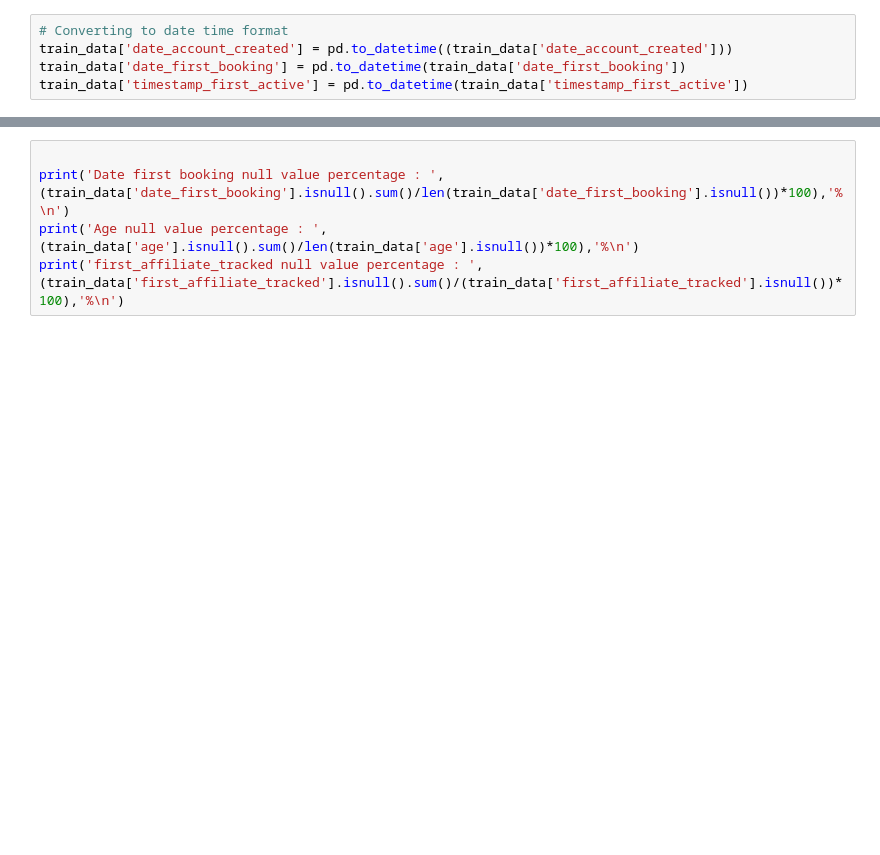
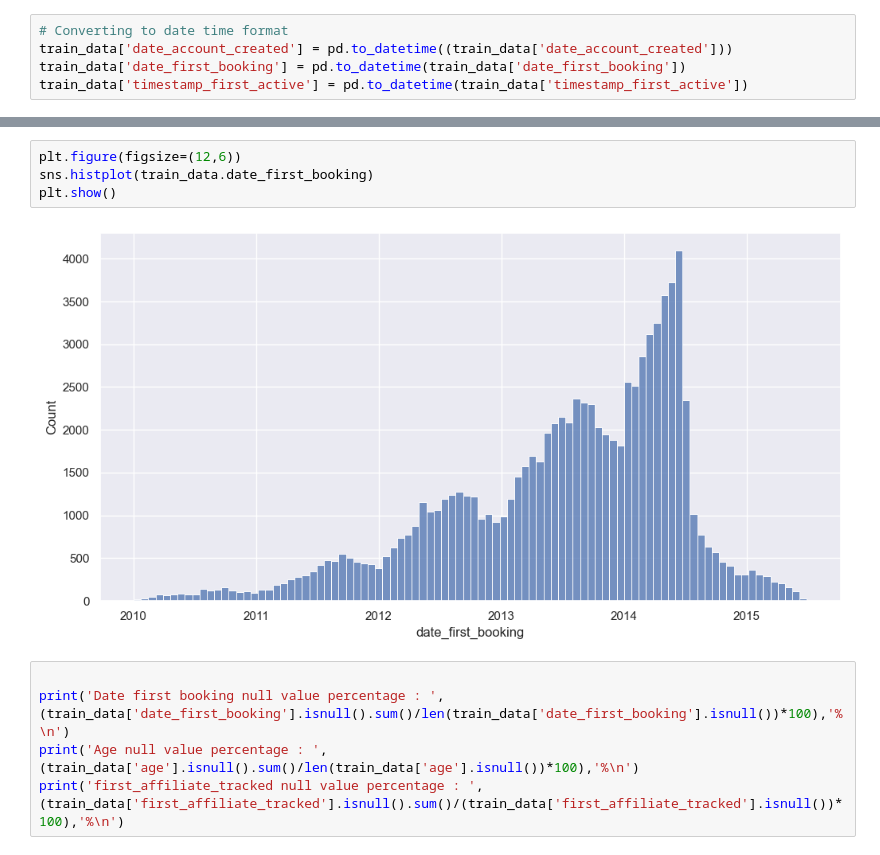
Before and after one commit to Shaimaa-moh/Mining-Project, a Jupyter notebook: Mining2.ipynb, the cells around one changed output, grey strips where cells are left out. Cells and saved outputs as stored; diff of their text form; blank space fills up the shorter version.

```diff
--- a/Mining2.ipynb
+++ b/Mining2.ipynb
@@ -57,3 +63,9 @@ train_data['timestamp_first_active'] = pd.to_datetime(train_data['timestamp_firs
+# %%
+plt.figure(figsize=(12,6))
+sns.histplot(train_data.date_first_booking)
+plt.show()
+# %% [output]
+[figure, added]
 # %%
 
 print('Date first booking null value percentage : ',(train_data['date_first_booking'].isnull().sum()/len(train_data['date_first_booking'].isnull())*100),'%\n')
```
Also changed, not shown: parts of 8 cells of this notebook.
